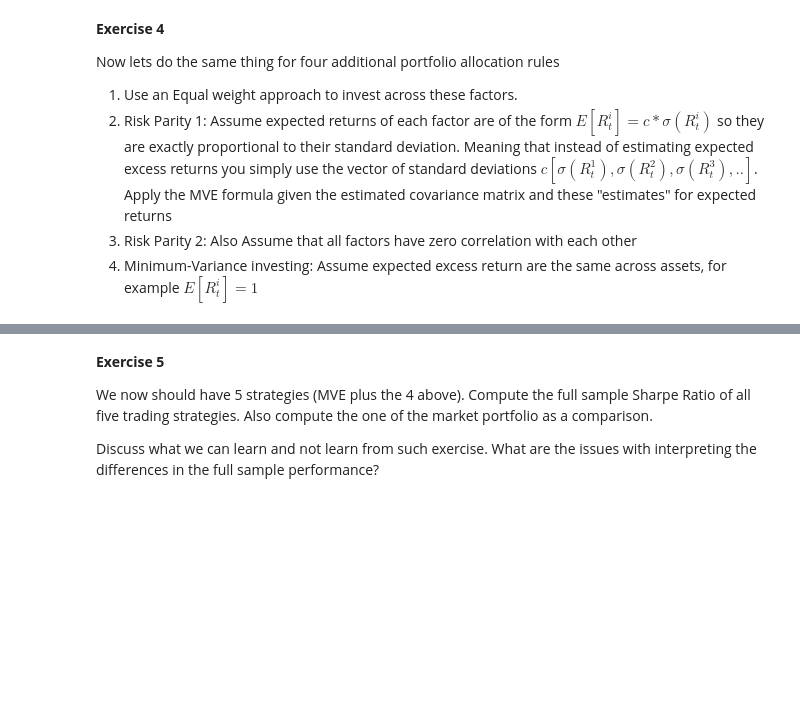
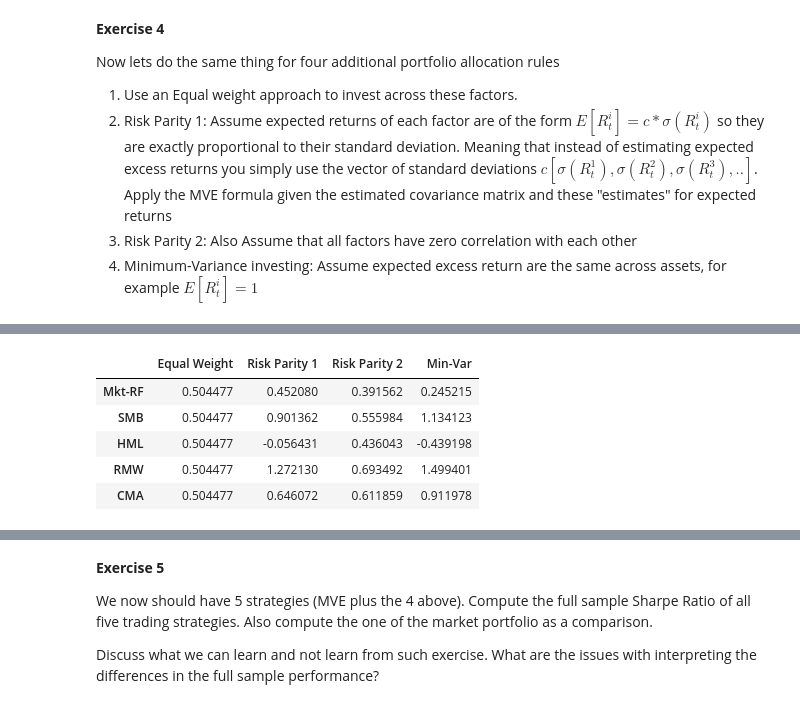
Before and after one commit to Vivianzisheng666/easy-works, a Jupyter notebook: chapters/Assignments/Assignment5.ipynb, the cells around one changed output, grey strips where cells are left out. Drawn from its saved outputs; the diff is of its cells as text; code cells hidden in the pictures; blank space fills up the shorter version.

```diff
--- a/chapters/Assignments/Assignment5.ipynb
+++ b/chapters/Assignments/Assignment5.ipynb
@@ -59,6 +59,15 @@ import pandas_datareader.data as web
 ds = web.DataReader(_, 'famafrench')
 df=ds[_]
 df.____ = pd.to_datetime(df.____.to_timestamp())
+# %%
+import pandas as pd
+import pandas_datareader.data as web
+
+ds = web.DataReader('F-F_Research_Data_5_Factors_2x3', 'famafrench')
+
+df = ds[0]
+
+df.index = pd.to_datetime(df.index.to_timestamp())
 # %% [markdown]
 **Exercise 2**
 
@@ -80,3 +113,73 @@ Now lets do the same thing for four additional portfolio allocation rules
 2. Risk Parity 1: Assume expected returns of each factor are of the form $E[R^i_t]=c*\sigma(R^i_t)$ so they are exactly proportional to their standard deviation. Meaning that instead of estimating expected excess returns you simply use the vector of standard deviations $c[\sigma(R^1_t),\sigma(R^2_t),\sigma(R^3_t),..]$. Apply the MVE formula given the estimated covariance matrix and these "estimates" for expected returns
 3. Risk Parity 2: Also Assume that all factors have zero correlation with each other
 4. Minimum-Variance investing: Assume expected excess return are the same across assets, for example $E[R^i_t]=1$
+# %%
+import numpy as np
+import pandas as pd
+
+factors = df[['Mkt-RF', 'SMB', 'HML', 'RMW', 'CMA']] / 100
+mu = factors.mean()
+Sigma = factors.cov()
+sigma_mkt = factors['Mkt-RF'].std()
+N = len(mu)
+
+def scale_to_market_vol(w_raw, Sigma, sigma_mkt, mu):
+    """
+    w_raw: 未杠杆权重 (np.array)
+    Sigma: 协方差矩阵 (DataFrame)
+    sigma_mkt: 市场组合波动率 (标量)
+    mu: 因子收益均值 (Series)
+    """
+    Sigma_val = Sigma.values
+    sigma_p = np.sqrt(w_raw.T @ Sigma_val @ w_raw)
+    k = sigma_mkt / sigma_p
+    w = w_raw * k
+    mu_p = w @ mu.values
+    sharpe = mu_p / sigma_mkt
+    return w, sharpe
+
+weights_dict = {}
+sharpe_dict = {}
+
+w_eq_raw = np.ones(N) / N
+w_eq, sharpe_eq = scale_to_market_vol(w_eq_raw, Sigma, sigma_mkt, mu)
+weights_dict['Equal Weight'] = w_eq
+sharpe_dict['Equal Weight'] = sharpe_eq
+
+sigma_vec = factors.std()
+mu_rp1 = sigma_vec
+
+Sigma_inv = np.linalg.inv(Sigma.values)
+w_rp1_raw = Sigma_inv @ mu_rp1.values
+w_rp1_raw = w_rp1_raw / w_rp1_raw.sum()
+
+w_rp1, sharpe_rp1 = scale_to_market_vol(w_rp1_raw, Sigma, sigma_mkt, mu)
+weights_dict['Risk Parity 1'] = w_rp1
+sharpe_dict['Risk Parity 1'] = sharpe_rp1
+
+w_rp2_raw = 1 / sigma_vec.values
+w_rp2_raw = w_rp2_raw / w_rp2_raw.sum()
+
+w_rp2, sharpe_rp2 = scale_to_market_vol(w_rp2_raw, Sigma, sigma_mkt, mu)
+weights_dict['Risk Parity 2'] = w_rp2
+sharpe_dict['Risk Parity 2'] = sharpe_rp2
+
+ones = np.ones(N)
+w_mv_raw = Sigma_inv @ ones
+w_mv_raw = w_mv_raw / w_mv_raw.sum()
+
+w_mv, sharpe_mv = scale_to_market_vol(w_mv_raw, Sigma, sigma_mkt, mu)
+weights_dict['Min-Var'] = w_mv
+sharpe_dict['Min-Var'] = sharpe_mv
+
+factor_names = ['Mkt-RF', 'SMB', 'HML', 'RMW', 'CMA']
+
+weights_df = pd.DataFrame(weights_dict, index=factor_names)
+sharpe_df = pd.DataFrame.from_dict(sharpe_dict, orient='index', columns=['Sharpe'])
+
+print("=== Weights (scaled to market volatility) ===")
+display(weights_df)
+
+print("\n=== Sharpe Ratios (using market vol) ===")
+display(sharpe_df)
+# %% [output]
@@ -82,0 +187,6 @@ Now lets do the same thing for four additional portfolio allocation rules
+|  | Equal Weight | Risk Parity 1 | Risk Parity 2 | Min-Var |
+| Mkt-RF | 0.504477 | 0.452080 | 0.391562 | 0.245215 |
+| SMB | 0.504477 | 0.901362 | 0.555984 | 1.134123 |
+| HML | 0.504477 | -0.056431 | 0.436043 | -0.439198 |
+| RMW | 0.504477 | 1.272130 | 0.693492 | 1.499401 |
+| CMA | 0.504477 | 0.646072 | 0.611859 | 0.911978 |
```
Also changed, not shown: parts of 4 cells of this notebook.
